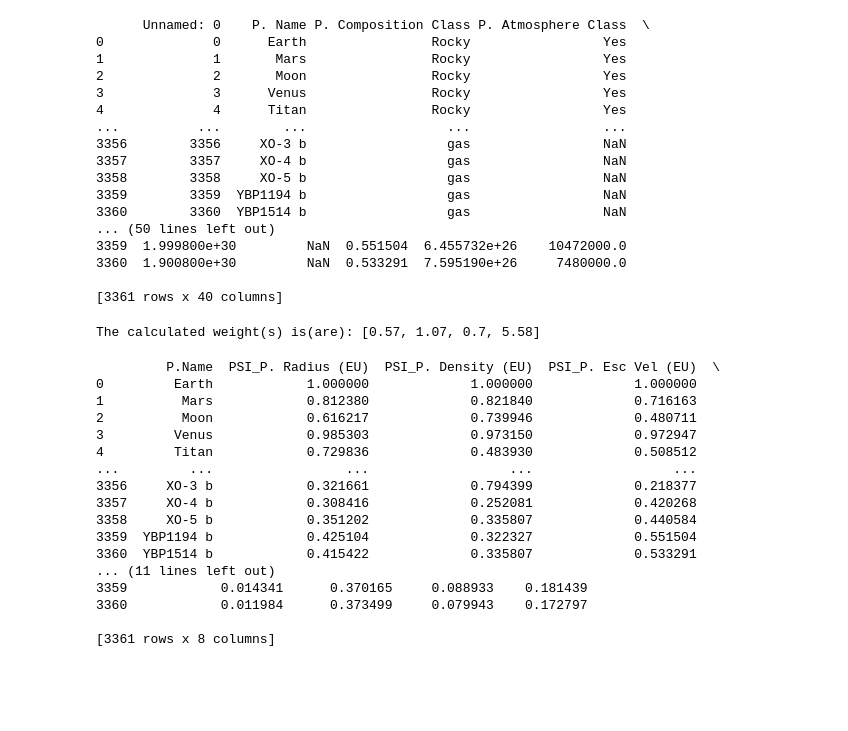
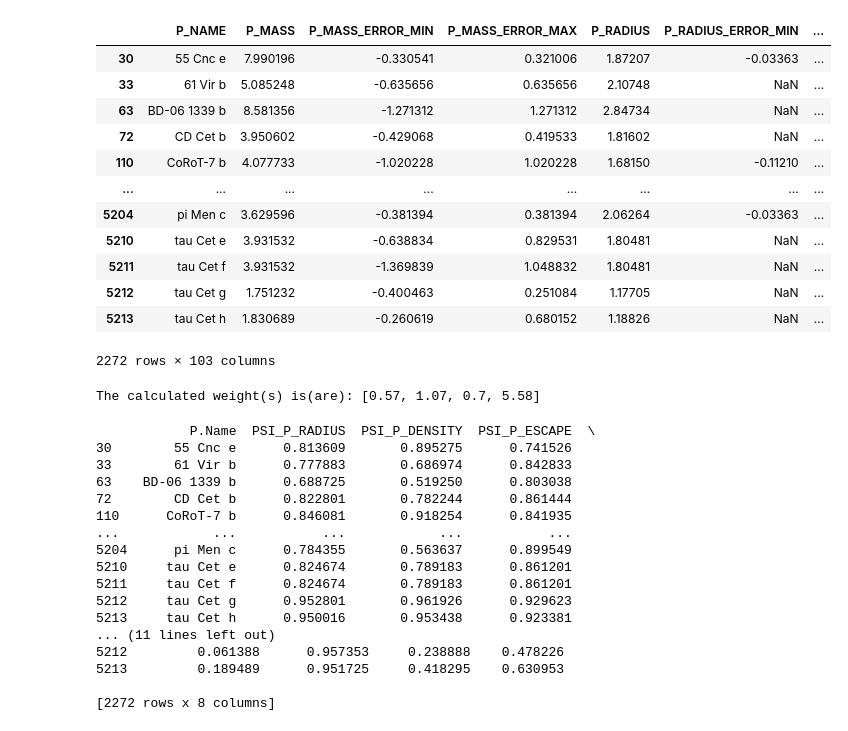
Before and after one commit to Adi-Rai/ExoPSI, a Jupyter notebook: Test notebook.ipynb, the cells around one changed output. Saved outputs shown, nothing was run; the diff lists cells and outputs as text; code cells hidden in the pictures; blank space fills up the shorter version.

```diff
--- a/Test notebook.ipynb
+++ b/Test notebook.ipynb
@@ -2,27 +3,29 @@
 from ExoPSI import exopsi
 import pandas as pd
 exopsi = exopsi()
-# %%
-df = pd.read_excel(r"Test Dataset.xlsx")
-print(df)
-# %% [output]
-      Unnamed: 0    P. Name P. Composition Class P. Atmosphere Class  \
-0              0      Earth                Rocky                 Yes
-1              1       Mars                Rocky                 Yes
-2              2       Moon                Rocky                 Yes
-3              3      Venus                Rocky                 Yes
-4              4      Titan                Rocky                 Yes
-...          ...        ...                  ...                 ...
-3356        3356     XO-3 b                  gas                 NaN
-3357        3357     XO-4 b                  gas                 NaN
-3358        3358     XO-5 b                  gas                 NaN
-3359        3359  YBP1194 b                  gas                 NaN
-3360        3360  YBP1514 b                  gas                 NaN
-... (50 lines left out)
-3359  1.999800e+30         NaN  0.551504  6.455732e+26    10472000.0
-3360  1.900800e+30         NaN  0.533291  7.595190e+26     7480000.0
-
-[3361 rows x 40 columns]
+# %%
+df = pd.read_csv(r"phl_exoplanet_catalog.csv")
+new_df = df.loc[df['P_TEMP_SURF'].isna()==False]
+new_df = new_df.loc[new_df['P_RADIUS'].isna()==False]
+new_df = new_df.loc[new_df['P_NAME'].isna()==False]
+new_df = new_df.loc[new_df['P_ESCAPE'].isna()==False]
+new_df = new_df.loc[new_df['P_DENSITY'].isna()==False]
+df = new_df
+df
+# %% [output]
+|  | P_NAME | P_MASS | P_MASS_ERROR_MIN | P_MASS_ERROR_MAX | P_RADIUS | P_RADIUS_ERROR_MIN | ... |
+| 30 | 55 Cnc e | 7.990196 | -0.330541 | 0.321006 | 1.87207 | -0.03363 | ... |
+| 33 | 61 Vir b | 5.085248 | -0.635656 | 0.635656 | 2.10748 | NaN | ... |
+| 63 | BD-06 1339 b | 8.581356 | -1.271312 | 1.271312 | 2.84734 | NaN | ... |
+| 72 | CD Cet b | 3.950602 | -0.429068 | 0.419533 | 1.81602 | NaN | ... |
+| 110 | CoRoT-7 b | 4.077733 | -1.020228 | 1.020228 | 1.68150 | -0.11210 | ... |
+| ... | ... | ... | ... | ... | ... | ... | ... |
+| 5204 | pi Men c | 3.629596 | -0.381394 | 0.381394 | 2.06264 | -0.03363 | ... |
+| 5210 | tau Cet e | 3.931532 | -0.638834 | 0.829531 | 1.80481 | NaN | ... |
+| 5211 | tau Cet f | 3.931532 | -1.369839 | 1.048832 | 1.80481 | NaN | ... |
+| 5212 | tau Cet g | 1.751232 | -0.400463 | 0.251084 | 1.17705 | NaN | ... |
+| 5213 | tau Cet h | 1.830689 | -0.260619 | 0.680152 | 1.18826 | NaN | ... |
+2272 rows × 103 columns
 # %%
 upper_lims=[1.9, 1.5,1.4,323]
 lower_lims = [0.5, 0.7,0.4,273]
@@ -31,23 +34,27 @@ weights = exopsi.calc_weight(ref_val,upper_lims,lower_lims)
 # %% [output]
 The calculated weight(s) is(are): [0.57, 1.07, 0.7, 5.58]
 # %%
-PSI_data = exopsi.calc_psi(df.iloc[:,[5,6,7,9]],upper_lims,lower_lims,ref_val,0.8,surf_param=['P. Esc Vel (EU)','P. Ts Mean (K)'],int_param=['P. Radius (EU)','P. Density (EU)'],p_index=df.loc[:,'P. Name'])
+PSI_data = exopsi.calc_psi(df[['P_RADIUS','P_DENSITY','P_ESCAPE','P_TEMP_SURF']],upper_lims,lower_lims,
+                           ref_val,0.8,surf_param=['P_ESCAPE','P_TEMP_SURF'],
+                           int_param=['P_RADIUS','P_DENSITY'],
+                           p_index=df.loc[:,'P_NAME'])
 print(PSI_data)
+PSI_data.to_csv("Calculated PSI.csv")
 # %% [output]
-         P.Name  PSI_P. Radius (EU)  PSI_P. Density (EU)  PSI_P. Esc Vel (EU)  \
-0         Earth            1.000000             1.000000             1.000000
-1          Mars            0.812380             0.821840             0.716163
-2          Moon            0.616217             0.739946             0.480711
-3         Venus            0.985303             0.973150             0.972947
-4         Titan            0.729836             0.483930             0.508512
-...         ...                 ...                  ...                  ...
-3356     XO-3 b            0.321661             0.794399             0.218377
-3357     XO-4 b            0.308416             0.252081             0.420268
-3358     XO-5 b            0.351202             0.335807             0.440584
-3359  YBP1194 b            0.425104             0.322327             0.551504
-3360  YBP1514 b            0.415422             0.335807             0.533291
+            P.Name  PSI_P_RADIUS  PSI_P_DENSITY  PSI_P_ESCAPE  \
+30        55 Cnc e      0.813609       0.895275      0.741526
+33        61 Vir b      0.777883       0.686974      0.842833
+63    BD-06 1339 b      0.688725       0.519250      0.803038
+72        CD Cet b      0.822801       0.782244      0.861444
+110      CoRoT-7 b      0.846081       0.918254      0.841935
+...            ...           ...            ...           ...
+5204      pi Men c      0.784355       0.563637      0.899549
+5210     tau Cet e      0.824674       0.789183      0.861201
+5211     tau Cet f      0.824674       0.789183      0.861201
+5212     tau Cet g      0.952801       0.961926      0.929623
+5213     tau Cet h      0.950016       0.953438      0.923381
 ... (11 lines left out)
-3359            0.014341      0.370165     0.088933    0.181439
-3360            0.011984      0.373499     0.079943    0.172797
+5212         0.061388      0.957353     0.238888    0.478226
+5213         0.189489      0.951725     0.418295    0.630953
 
-[3361 rows x 8 columns]
+[2272 rows x 8 columns]
```
Also changed, not shown: parts of 7 cells of this notebook, 29 other files.
